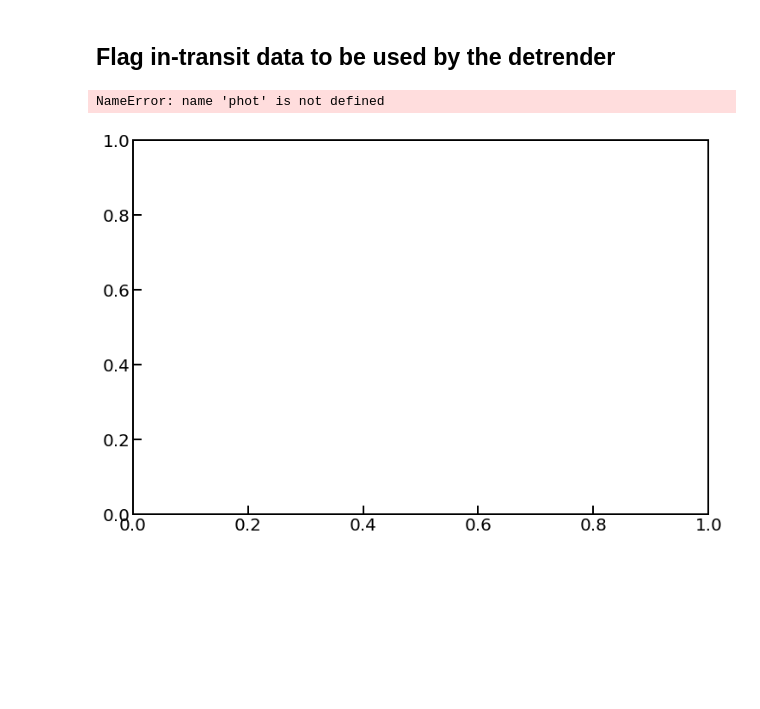
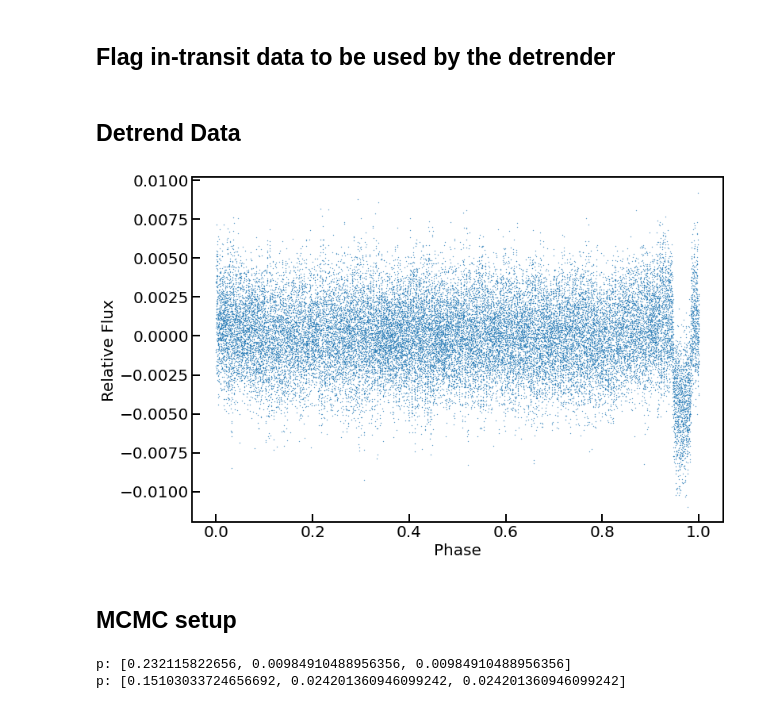
Before and after one commit to jasonfrowe/autotransit, a Jupyter notebook: AutoTransit.ipynb, the cells around one changed output. Drawn from its saved outputs; the diff is of its cells as text; code cells hidden in the pictures; blank space fills up the shorter version.

Commit message:
Adding MCMC framework

```diff
--- a/AutoTransit.ipynb
+++ b/AutoTransit.ipynb
@@ -221,21 +229,24 @@ au.transitplot(phot_SC.time,phot_SC.flux,sol,itime=phot_SC.itime)
 [figure]
 # %% [markdown]
 ## Flag in-transit data to be used by the detrender
+# %% [markdown]
+## Detrend Data
 # %%
 phot=detrend(phot_SC,detrend_win)
 # %%
 ## Plotting stuff that can be removed
-per=exocat.per[i]
+per=exocat.per[toi_index]
 matplotlib.rcParams.update({'font.size': 20}) #adjust font
 matplotlib.rcParams['axes.linewidth'] = 2.0
 plt.figure(figsize=(12,8)) #adjust size of figure
 ax = plt.axes()
 ax.tick_params(direction='in', length=10, width=2)
 ax.scatter(phot.time/per-np.floor(phot.time/per),phot.flux,s=0.1)
 ax.set_xlabel('Phase')
 ax.set_ylabel('Relative Flux')
 
 plt.show()
 # %% [output]
-NameError: name 'phot' is not defined
-[figure, old version]
+[figure, new version]
+# %% [markdown]
+## MCMC setup
@@ -241,0 +534,36 @@ NameError: name 'phot' is not defined
+# %%
+if modeltype[3]==0:
+    nhyper=1 #number of hyperparameters needed for noise-model.
+elif modeltype[3]==1:
+    nhyper=3
+else: #catch invalid choices for gptype => default to chi-sq likelihood
+    nhyper=1
+    modeltype[3]=0
+
+#default priors
+priors=setup_priors(sol,nhyper)
+
+#limb-darkening
+if modeltype[0]==1:
+    priors[3]=[starpars.q1,starpars.q1_err,starpars.q1_err]
+    priors[4]=[starpars.q2,starpars.q2_err,starpars.q2_err]
+    print('p:',priors[3])
+    print('p:',priors[4])
+
+#mean-stellar density
+if modeltype[1]==1:
+    priors[0]=[starpars.rhostar,starpars.rhostar_ep,starpars.rhostar_em]
+    print(priors[0])
+
+#eccentric models
+if modeltype[2]==1:
+    serr=addeccn(serr)
+
+# Set up MCMC
+if modeltype[3]==1:
+    diffs=calcdiffs(phot,phot) #pre-calculate to speed up GPs
+rsuf,rmin,rmax=setup_gibbs()
+#x,p0,ndim=setup_walkers(sol,serr,phot,rsuf,rmin,rmax,nwalkers,koi_id,koicat,modeltype)
+# %% [output]
+p: [0.232115822656, 0.00984910488956356, 0.00984910488956356]
+p: [0.15103033724656692, 0.024201360946099242, 0.024201360946099242]
```
Also changed, not shown: parts of 9 cells of this notebook, 1 other file.
